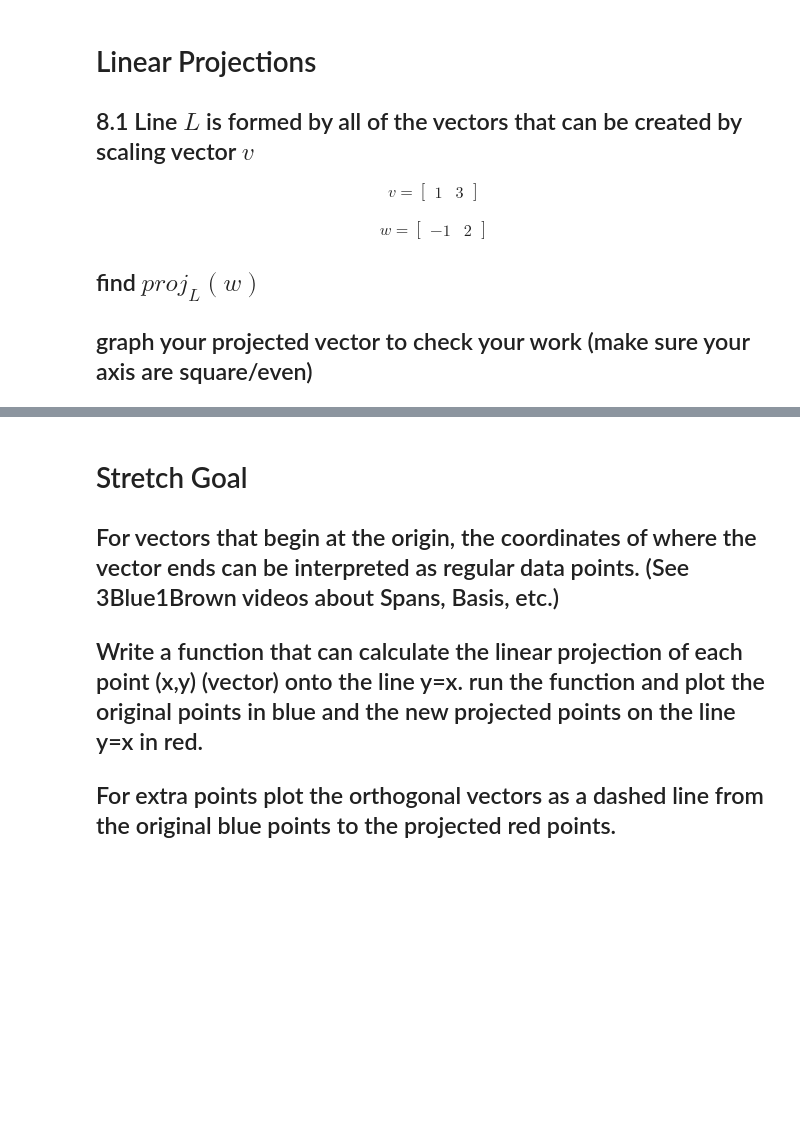
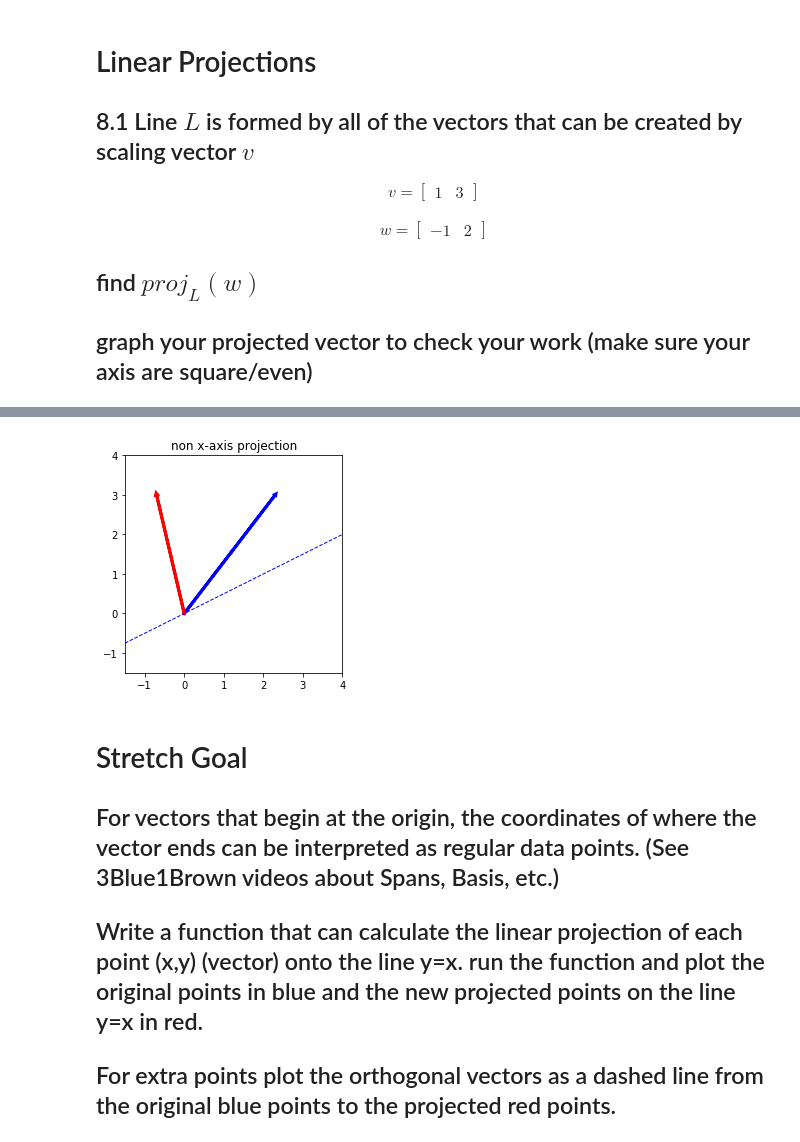
Before and after one commit to Hira63S/DS-Unit-2-Sprint-1-Linear-Algebra, a Jupyter notebook: Hira_Intermediate_Linear_Algebra_Assignment.ipynb, the cells around one changed output, grey strips where cells are left out. Drawn from its saved outputs; the diff is of its cells as text; code cells hidden in the pictures; blank space fills up the shorter version.

Commit message:
got the linear projection.

```diff
--- a/Hira_Intermediate_Linear_Algebra_Assignment.ipynb
+++ b/Hira_Intermediate_Linear_Algebra_Assignment.ipynb
@@ -394,3 +404,29 @@ w = \begin{bmatrix} -1 & 2 \end{bmatrix}
 ## find $proj_{L}(w)$
 
 ## graph your projected vector to check your work (make sure your axis are square/even)
+# %%
+plt.xlim(-1.5,4)
+plt.ylim(-1.5,4)
+
+# Original Vector
+v = [2.3,3]
+w = [-0.7,3]
+proj = np.multiply((np.dot(w,v)/np.dot(v,v)),v)
+
+# Set axes
+axes = plt.gca()
+plt.axes().set_aspect('equal')
+
+# Get Vals for L
+x_vals = np.array(axes.get_xlim())
+y_vals = 1/2*x_vals
+
+# Plot Vectors and L
+plt.plot(x_vals, y_vals, '--', color='b', linewidth=1)
+plt.arrow(0, 0, proj[0], proj[1], linewidth=3, head_width=.05, head_length=0.05, color ='pink')
+plt.arrow(0, 0, v[0], v[1], linewidth=3, head_width=.03, head_length=0.03, color ='blue')
+plt.arrow(0, 0, w[0], w[1], linewidth=3, head_width=.05, head_length=0.05, color ='red')
+
+plt.title("non x-axis projection")
+plt.show()
+# %% [output]
@@ -397,3 +435,4 @@ w = \begin{bmatrix} -1 & 2 \end{bmatrix}
+[figure, added]
 # %% [markdown]
 # Stretch Goal
 
```
Also changed, not shown: parts of 6 cells of this notebook.
